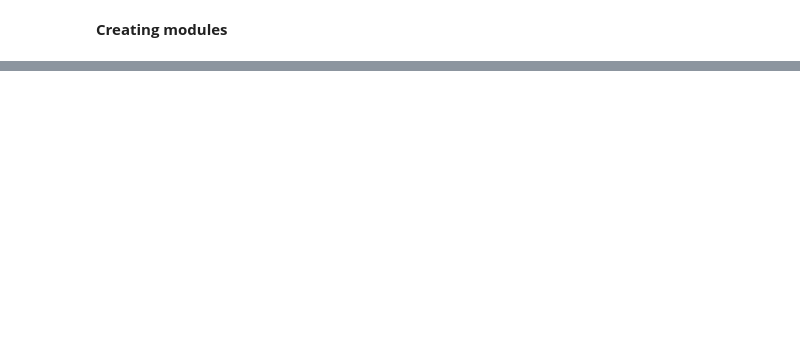
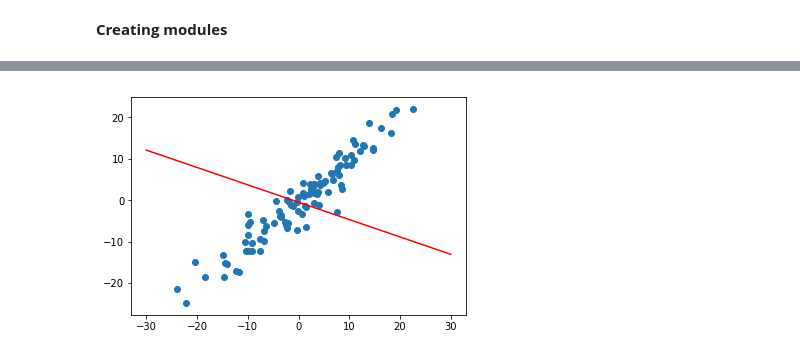
Before and after one commit to Sarthak30/torch_course, a Jupyter notebook: linear_regression.ipynb, the cells around one changed output, grey strips where cells are left out. Saved outputs shown, nothing was run; the diff lists cells and outputs as text; code cells hidden in the pictures; blank space fills up the shorter version.

Commit message:
Linear regression model

```diff
--- a/linear_regression.ipynb
+++ b/linear_regression.ipynb
@@ -59,0 +62,17 @@ tensor([0.3030], grad_fn=<AddBackward0>)
+# %%
+def get_params():
+  [w, b] = model.parameters()
+  return (w[0][0].item(), b[0].item())
+# %%
+def plot_fit(title):
+  plt.title = title
+  w1, b1 = get_params()
+  x1 = np.array([-30, 30])
+  y1 = w1*x1 + b1
+  plt.plot(x1, y1, 'r')
+  plt.scatter(X, Y)
+  plt.show()
+# %%
+plot_fit('Initial Model')
+# %% [output]
+[figure, added]
```
Also changed, not shown: parts of 12 cells of this notebook.
